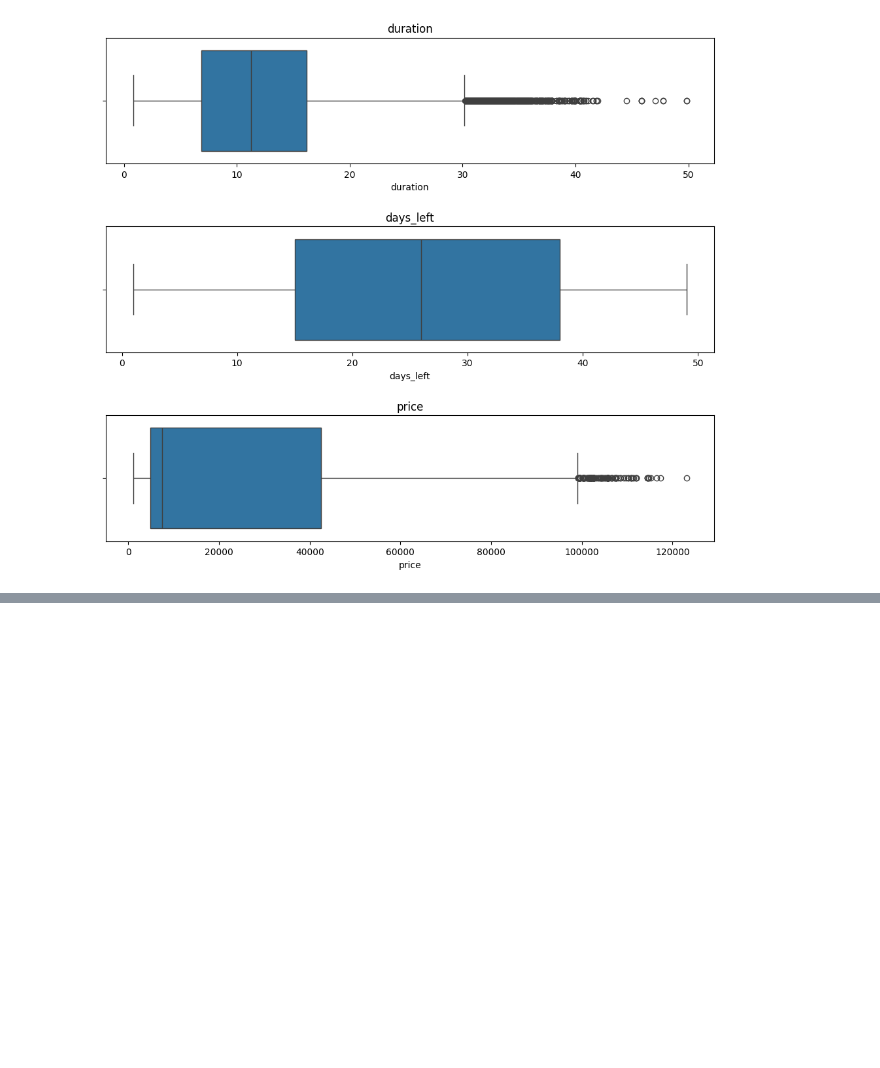
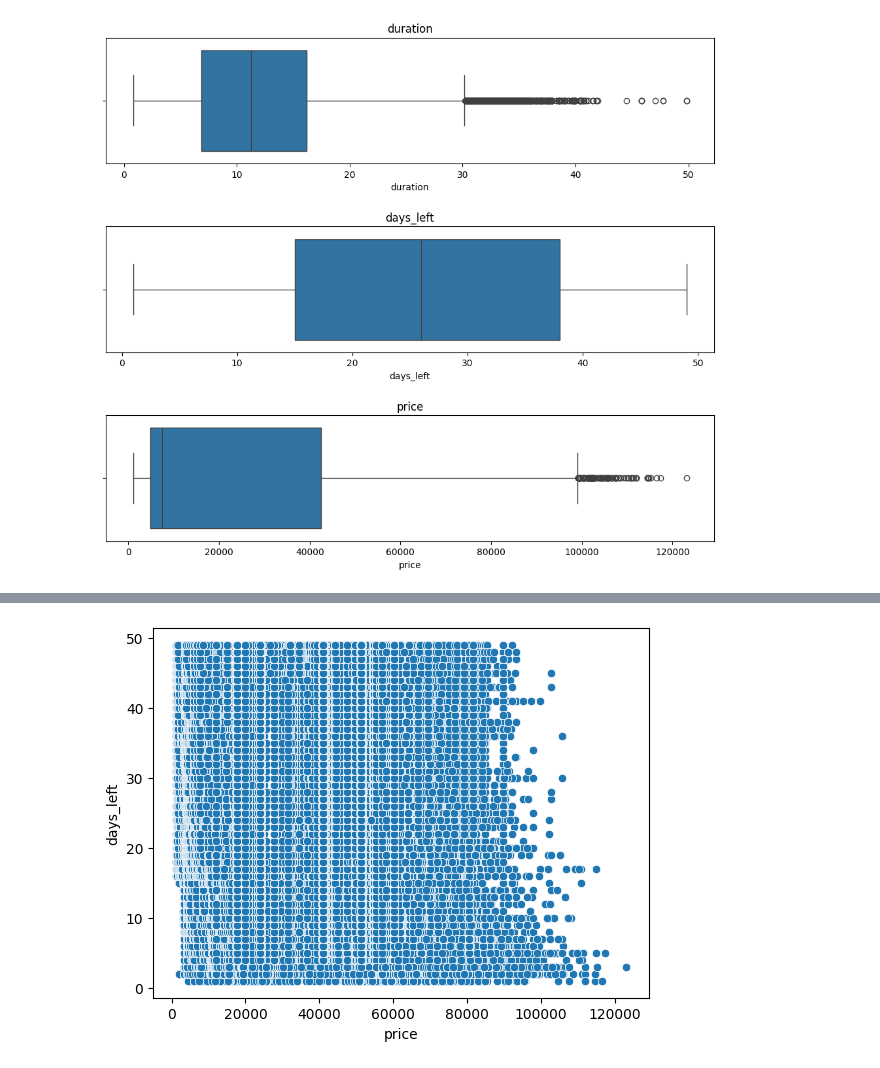
Before and after one commit to Tahina-Razaf/Booking_India, a Jupyter notebook: Booking_India_analysis.ipynb, the cells around one changed output, grey strips where cells are left out. Cells and saved outputs as stored; diff of their text form; code cells hidden in the pictures; blank space fills up the shorter version.

```diff
--- a/Booking_India_analysis.ipynb
+++ b/Booking_India_analysis.ipynb
@@ -191,0 +355,6 @@ for i in range (3) :
+# %%
+#relation entre prix et jours restant avant départ (days_left)
+sns.scatterplot(data=booking, x="price", y="days_left")
+plt.show()
+# %% [output]
+[figure, added]
```
Also changed, not shown: parts of 20 cells of this notebook.
